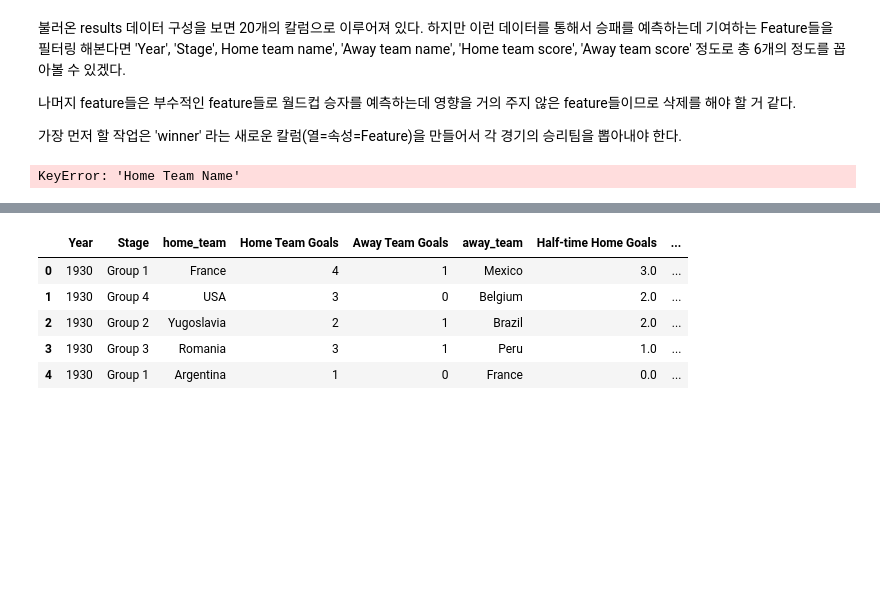
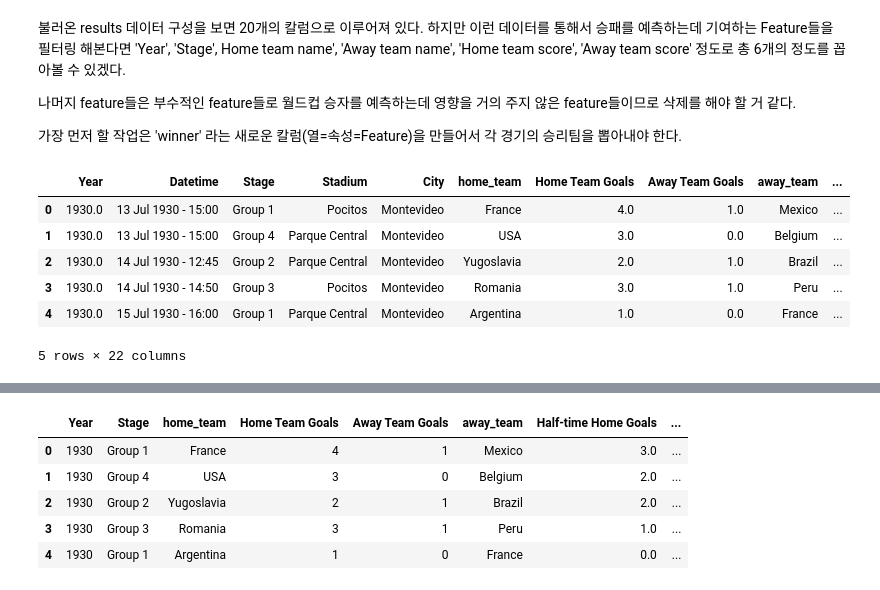
Before and after one commit to DSC-SCH/Predict_outcome_of_football_younghun, a Jupyter notebook: Worldcup_prediction.ipynb, the cells around one changed output, grey strips where cells are left out. Saved outputs shown, nothing was run; the diff lists cells and outputs as text; code cells hidden in the pictures; blank space fills up the shorter version.

```diff
--- a/Worldcup_prediction.ipynb
+++ b/Worldcup_prediction.ipynb
@@ -47,21 +47,27 @@ results.shape
 가장 먼저 할 작업은 'winner' 라는 새로운 칼럼(열=속성=Feature)을 만들어서 각 경기의 승리팀을 뽑아내야 한다.
 # %%
 winner = []
-for i in range(len(results['Home Team Name'])):
+for i in range(len(results['home_team'])):
     if results['Home Team Goals'][i] > results['Away Team Goals'][i]:
-        winner.append(results['Home Team Name'][i])
+        winner.append(results['home_team'][i])
     elif results['Home Team Goals'][i] < results['Away Team Goals'][i]:
-        winner.append(results['Away Team Name'][i])
+        winner.append(results['away_team'][i])
     else:
         winner.append('Tie')
 
 results['winning_team'] = winner
 
 # 경기 당 '골득실 차이'를 나타내는 새로운 칼럼 추가
 results['goal_difference'] = np.absolute(results['Home Team Goals'] - results['Away Team Goals'])
 results.head()
 # %% [output]
+|  | Year | Datetime | Stage | Stadium | City | home_team | Home Team Goals | Away Team Goals | away_team | ... |
+| 0 | 1930.0 | 13 Jul 1930 - 15:00 | Group 1 | Pocitos | Montevideo | France | 4.0 | 1.0 | Mexico | ... |
+| 1 | 1930.0 | 13 Jul 1930 - 15:00 | Group 4 | Parque Central | Montevideo | USA | 3.0 | 0.0 | Belgium | ... |
+| 2 | 1930.0 | 14 Jul 1930 - 12:45 | Group 2 | Parque Central | Montevideo | Yugoslavia | 2.0 | 1.0 | Brazil | ... |
+| 3 | 1930.0 | 14 Jul 1930 - 14:50 | Group 3 | Pocitos | Montevideo | Romania | 3.0 | 1.0 | Peru | ... |
+| 4 | 1930.0 | 15 Jul 1930 - 16:00 | Group 1 | Parque Central | Montevideo | Argentina | 1.0 | 0.0 | France | ... |
-KeyError: 'Home Team Name'
+5 rows × 22 columns
 # %%
 results.tail()
 # %% [output]
```
Also changed, not shown: parts of 10 cells of this notebook.
